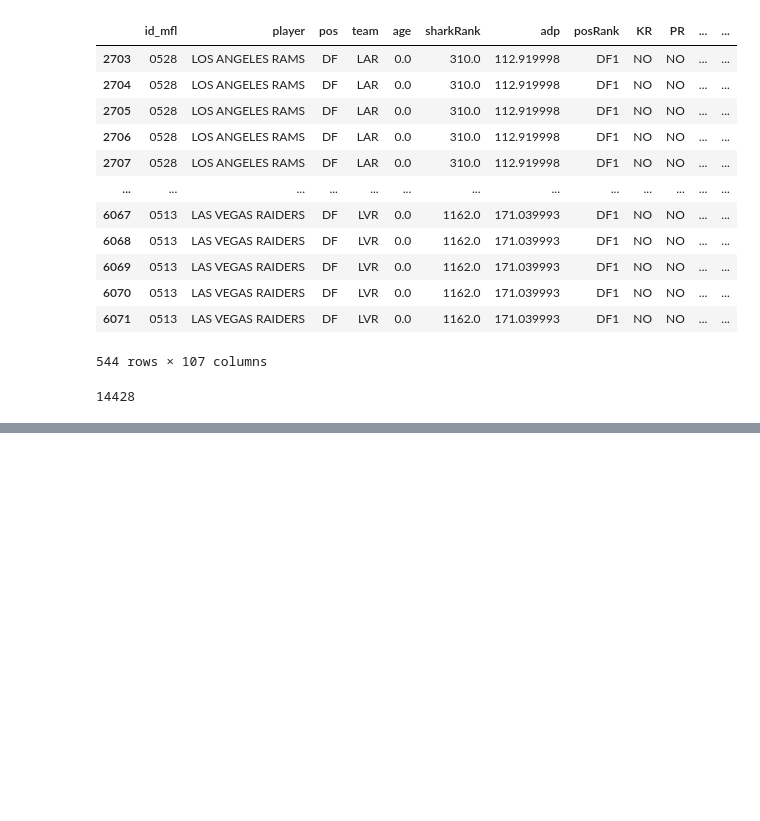
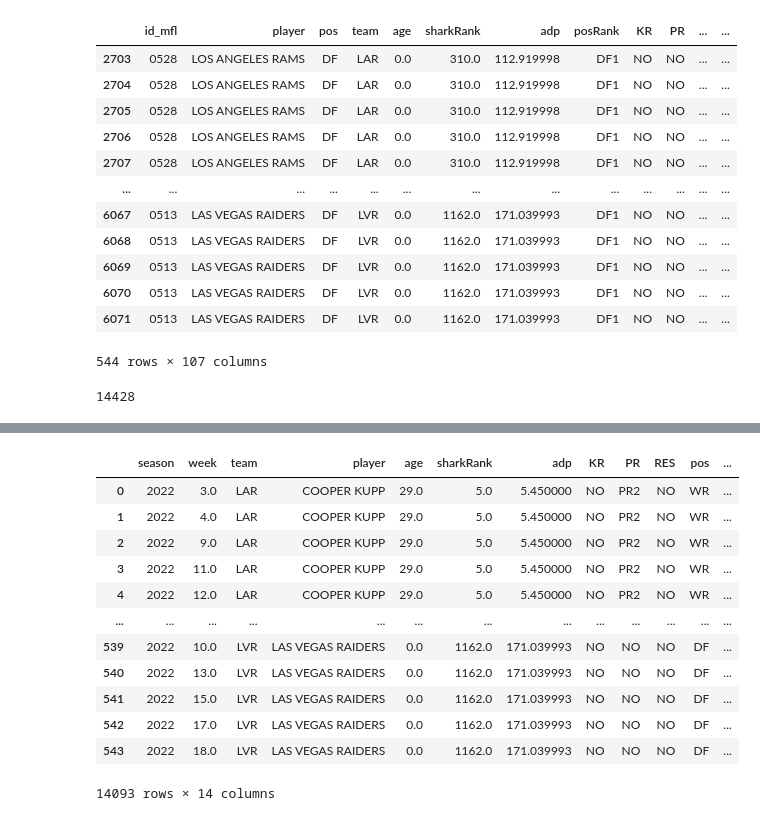
Before and after one commit to travisdharry/ff_demo, a Jupyter notebook: scheduler_new.ipynb, the cells around one changed output, grey strips where cells are left out. Drawn from its saved outputs; the diff is of its cells as text; code cells hidden in the pictures; blank space fills up the shorter version.

```diff
--- a/scheduler_new.ipynb
+++ b/scheduler_new.ipynb
@@ -452,6 +435,8 @@ player_df = player_df[[
     'team',
     'player',
     'age',
+    'sharkRank',
+    'adp',
     'KR',
     'PR',
     'RES',
@@ -588,0 +559,39 @@ player_df = player_df[[
+# %%
+labels = [
+    'passA', 'passC', 'passY', 'passT', 'passI', 'pass2',
+    'rushA', 'rushY', 'rushT', 'rush2',
+    'recC', 'recY', 'recT', 'rec2', 'fum',
+    'XPA', 'XPM', 'FGA', 'FGM', 'FG50',
+    'defSack', 'defI', 'defSaf', 'defFum', 'defBlk', 'defT',
+    'defPtsAgainst', 'defPassYAgainst', 'defRushYAgainst', 'defYdsAgainst'
+]
+
+features = [
+    'week', 'age',
+    'passA_curr', 'passC_curr', 'passY_curr', 'passT_curr', 'passI_curr', 'pass2_curr',
+    'rushA_curr', 'rushY_curr', 'rushT_curr', 'rush2_curr',
+    'recC_curr', 'recY_curr', 'recT_curr', 'rec2_curr', 'fum_curr',
+    'XPA_curr', 'XPM_curr', 'FGA_curr', 'FGM_curr', 'FG50_curr',
+    'defSack_curr', 'defI_curr', 'defSaf_curr', 'defFum_curr', 'defBlk_curr', 'defT_curr',
+    'defPtsAgainst_curr', 'defPassYAgainst_curr', 'defRushYAgainst_curr', 'defYdsAgainst_curr',
+    'gamesPlayed_curr',
+    'gamesPlayed_prior1',
+    'passA_prior1', 'passC_prior1', 'passY_prior1', 'passT_prior1', 'passI_prior1', 'pass2_prior1',
+    'rushA_prior1', 'rushY_prior1', 'rushT_prior1', 'rush2_prior1',
+    'recC_prior1', 'recY_prior1', 'recT_prior1', 'rec2_prior1', 'fum_prior1',
+    'XPA_prior1', 'XPM_prior1', 'FGA_prior1', 'FGM_prior1', 'FG50_prior1',
+    'defSack_prior1', 'defI_prior1', 'defSaf_prior1', 'defFum_prior1', 'defBlk_prior1', 'defT_prior1',
+    'defPtsAgainst_prior1', 'defPassYAgainst_prior1', 'defRushYAgainst_prior1', 'defYdsAgainst_prior1',
+    'gamesPlayed_prior2',
+    'passA_prior2', 'passC_prior2', 'passY_prior2', 'passT_prior2', 'passI_prior2', 'pass2_prior2',
+    'rushA_prior2', 'rushY_prior2', 'rushT_prior2', 'rush2_prior2',
+    'recC_prior2', 'recY_prior2', 'recT_prior2', 'rec2_prior2', 'fum_prior2',
+    'XPA_prior2', 'XPM_prior2', 'FGA_prior2', 'FGM_prior2', 'FG50_prior2',
+    'defSack_prior2', 'defI_prior2', 'defSaf_prior2', 'defFum_prior2', 'defBlk_prior2', 'defT_prior2',
+    'defPtsAgainst_prior2', 'defPassYAgainst_prior2', 'defRushYAgainst_prior2', 'defYdsAgainst_prior2',
+    'defSack_curr_opp', 'defI_curr_opp', 'defSaf_curr_opp', 'defFum_curr_opp', 'defBlk_curr_opp', 'defT_curr_opp',
+    'defPtsAgainst_curr_opp', 'defPassYAgainst_curr_opp', 'defRushYAgainst_curr_opp', 'defYdsAgainst_curr_opp',
+    'defSack_prior1_opp', 'defI_prior1_opp', 'defSaf_prior1_opp', 'defFum_prior1_opp', 'defBlk_prior1_opp', 'defT_prior1_opp',
+    'defPtsAgainst_prior1_opp', 'defPassYAgainst_prior1_opp', 'defRushYAgainst_prior1_opp', 'defYdsAgainst_prior1_opp',
+    'pos', 'posRank'
+]
@@ -588,0 +1024,18 @@ player_df = player_df[[
+# %%
+# Merge all positions' predictions
+complete = pd.concat([WRdf, RBdf, QBdf, TEdf, PKdf, DFdf], axis=0)
+complete
+# %% [output]
+|  | season | week | team | player | age | sharkRank | adp | KR | PR | RES | pos | ... |
+| 0 | 2022 | 3.0 | LAR | COOPER KUPP | 29.0 | 5.0 | 5.450000 | NO | PR2 | NO | WR | ... |
+| 1 | 2022 | 4.0 | LAR | COOPER KUPP | 29.0 | 5.0 | 5.450000 | NO | PR2 | NO | WR | ... |
+| 2 | 2022 | 9.0 | LAR | COOPER KUPP | 29.0 | 5.0 | 5.450000 | NO | PR2 | NO | WR | ... |
+| 3 | 2022 | 11.0 | LAR | COOPER KUPP | 29.0 | 5.0 | 5.450000 | NO | PR2 | NO | WR | ... |
+| 4 | 2022 | 12.0 | LAR | COOPER KUPP | 29.0 | 5.0 | 5.450000 | NO | PR2 | NO | WR | ... |
+| ... | ... | ... | ... | ... | ... | ... | ... | ... | ... | ... | ... | ... |
+| 539 | 2022 | 10.0 | LVR | LAS VEGAS RAIDERS | 0.0 | 1162.0 | 171.039993 | NO | NO | NO | DF | ... |
+| 540 | 2022 | 13.0 | LVR | LAS VEGAS RAIDERS | 0.0 | 1162.0 | 171.039993 | NO | NO | NO | DF | ... |
+| 541 | 2022 | 15.0 | LVR | LAS VEGAS RAIDERS | 0.0 | 1162.0 | 171.039993 | NO | NO | NO | DF | ... |
+| 542 | 2022 | 17.0 | LVR | LAS VEGAS RAIDERS | 0.0 | 1162.0 | 171.039993 | NO | NO | NO | DF | ... |
+| 543 | 2022 | 18.0 | LVR | LAS VEGAS RAIDERS | 0.0 | 1162.0 | 171.039993 | NO | NO | NO | DF | ... |
+14093 rows × 14 columns
```
Also changed, not shown: parts of 18 cells of this notebook, 6 other files.
